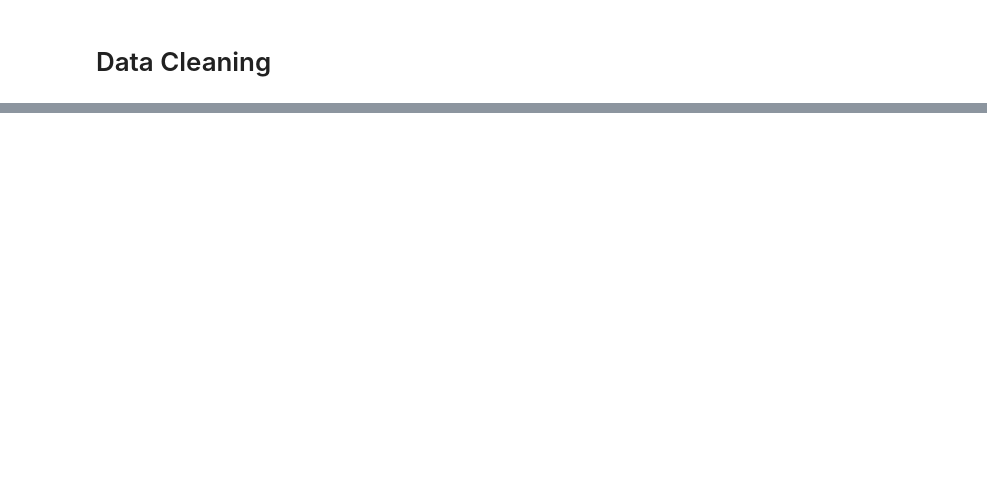
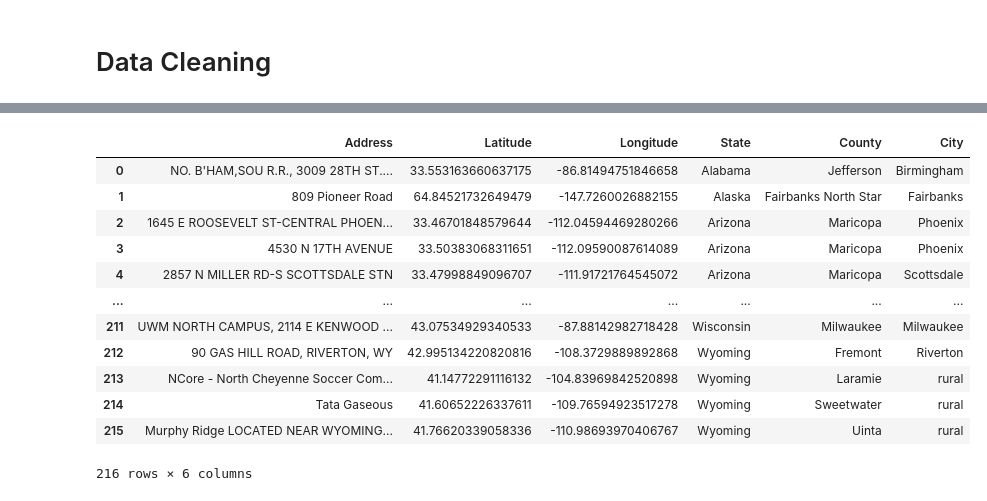
Before and after one commit to vol2468/bluebuffalo, a Jupyter notebook: DashboardProject/visuals/datacleaning.ipynb, the cells around one changed output, grey strips where cells are left out. Saved outputs shown, nothing was run; the diff lists cells and outputs as text; code cells hidden in the pictures; blank space fills up the shorter version.

```diff
--- a/DashboardProject/visuals/datacleaning.ipynb
+++ b/DashboardProject/visuals/datacleaning.ipynb
@@ -36,0 +95,22 @@ df1.head()
+# %%
+# split coordinates into Latitude and Longitude
+cord[['Latitude', 'Longitude']] = cord['Coordinate'].str.split(', ', expand=True)
+cord.drop(columns=['Coordinate'], inplace=True)
+
+# re-order columns
+cord = cord[['Address', 'Latitude', 'Longitude', 'State', 'County', 'City']]
+cord
+# %% [output]
+|  | Address | Latitude | Longitude | State | County | City |
+| 0 | NO. B'HAM,SOU R.R., 3009 28TH ST.... | 33.553163660637175 | -86.81494751846658 | Alabama | Jefferson | Birmingham |
+| 1 | 809 Pioneer Road | 64.84521732649479 | -147.7260026882155 | Alaska | Fairbanks North Star | Fairbanks |
+| 2 | 1645 E ROOSEVELT ST-CENTRAL PHOEN... | 33.46701848579644 | -112.04594469280266 | Arizona | Maricopa | Phoenix |
+| 3 | 4530 N 17TH AVENUE | 33.50383068311651 | -112.09590087614089 | Arizona | Maricopa | Phoenix |
+| 4 | 2857 N MILLER RD-S SCOTTSDALE STN | 33.47998849096707 | -111.91721764545072 | Arizona | Maricopa | Scottsdale |
+| ... | ... | ... | ... | ... | ... | ... |
+| 211 | UWM NORTH CAMPUS, 2114 E KENWOOD ... | 43.07534929340533 | -87.88142982718428 | Wisconsin | Milwaukee | Milwaukee |
+| 212 | 90 GAS HILL ROAD, RIVERTON, WY | 42.995134220820816 | -108.3729889892868 | Wyoming | Fremont | Riverton |
+| 213 | NCore - North Cheyenne Soccer Com... | 41.14772291116132 | -104.83969842520898 | Wyoming | Laramie | rural |
+| 214 | Tata Gaseous | 41.60652226337611 | -109.76594923517278 | Wyoming | Sweetwater | rural |
+| 215 | Murphy Ridge LOCATED NEAR WYOMING... | 41.76620339058336 | -110.98693970406767 | Wyoming | Uinta | rural |
+216 rows × 6 columns
```
Also changed, not shown: parts of 8 cells of this notebook, 6 other files.
